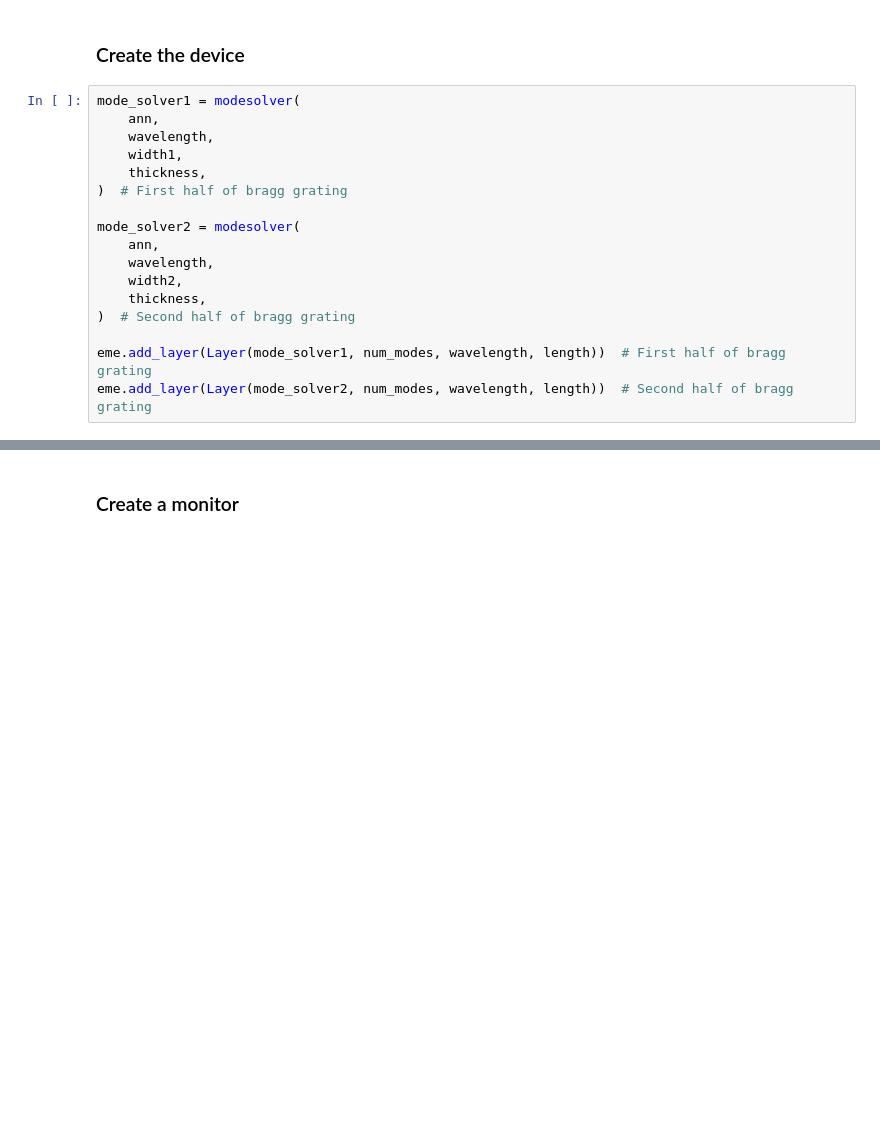
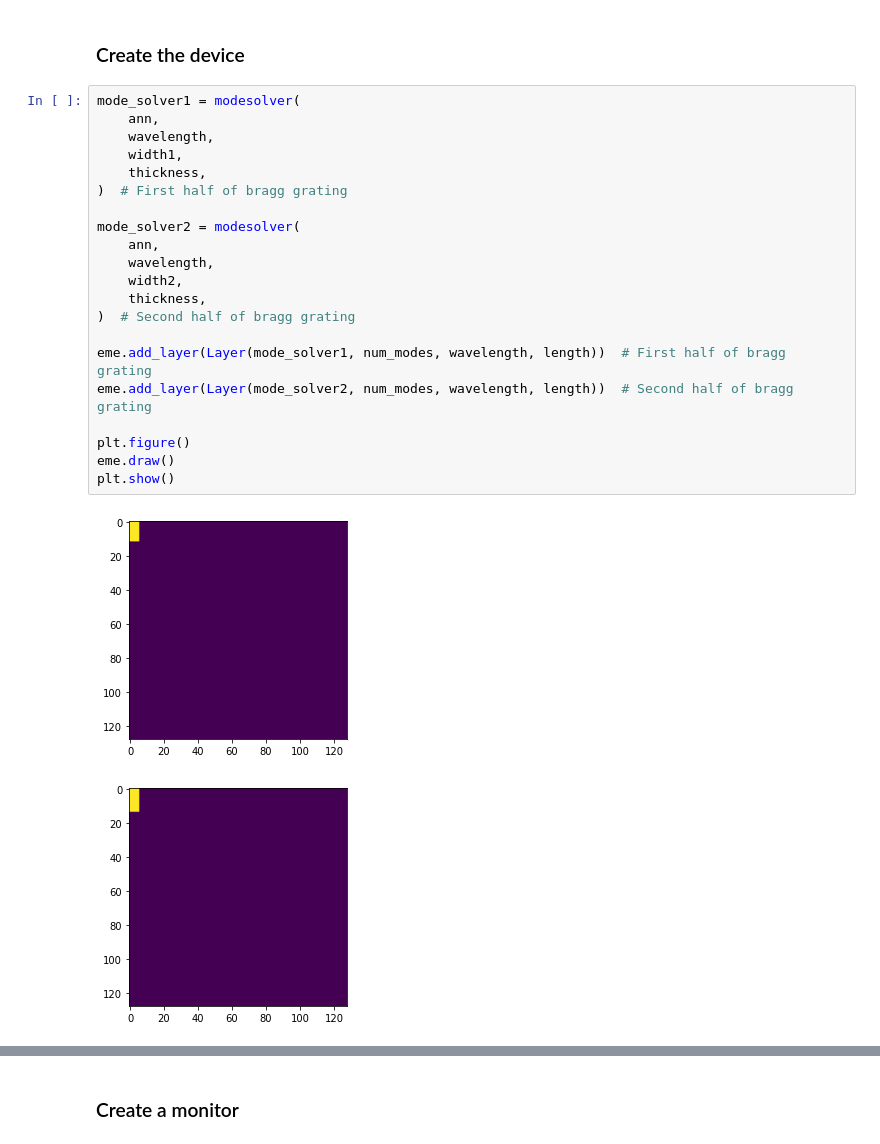
Before and after one commit to BYUCamachoLab/emepy, a Jupyter notebook: examples/structures/bragg_grating.ipynb, the cells around one changed output, grey strips where cells are left out. Drawn from its saved outputs; the diff is of its cells as text; blank space fills up the shorter version.

```diff
--- a/examples/structures/bragg_grating.ipynb
+++ b/examples/structures/bragg_grating.ipynb
@@ -32,17 +31,24 @@ https://scikit-learn.org/stable/modules/model_persistence.html#security-maintain
 # %%
 mode_solver1 = modesolver(
     ann,
     wavelength,
     width1,
     thickness,
 )  # First half of bragg grating
 
 mode_solver2 = modesolver(
     ann,
     wavelength,
     width2,
     thickness,
 )  # Second half of bragg grating
 
 eme.add_layer(Layer(mode_solver1, num_modes, wavelength, length))  # First half of bragg grating
 eme.add_layer(Layer(mode_solver2, num_modes, wavelength, length))  # Second half of bragg grating
+
+plt.figure()
+eme.draw()
+plt.show()
+# %% [output]
+[figure, added]
+[figure, added]
```
Also changed, not shown: parts of 4 cells of this notebook, 4 other files.
